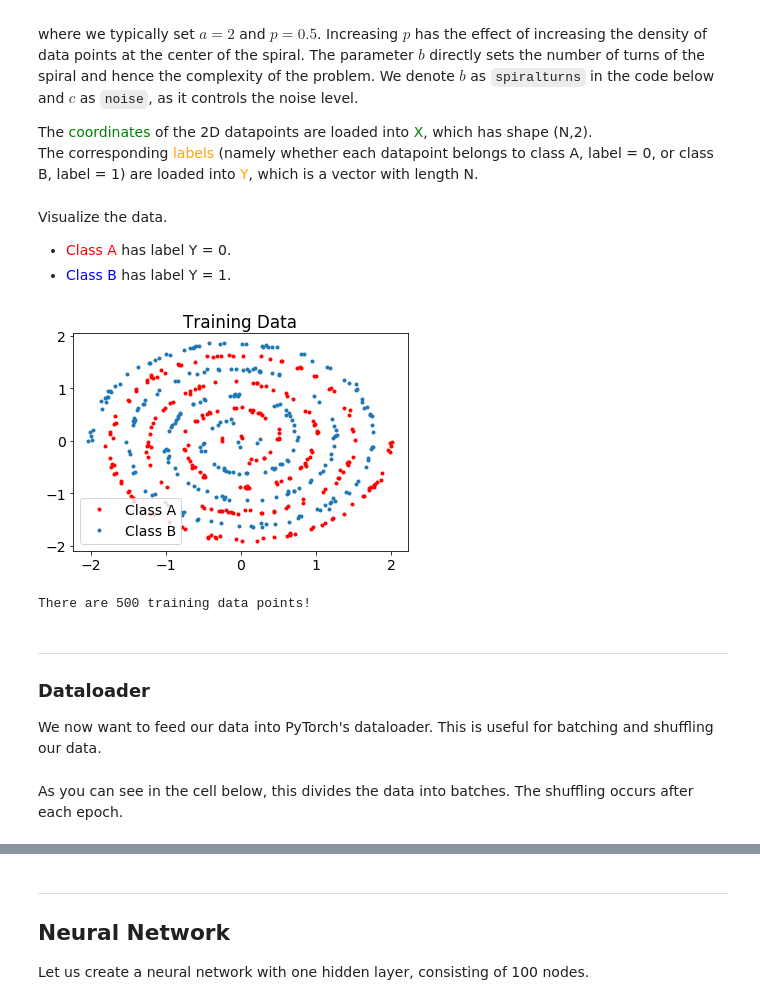
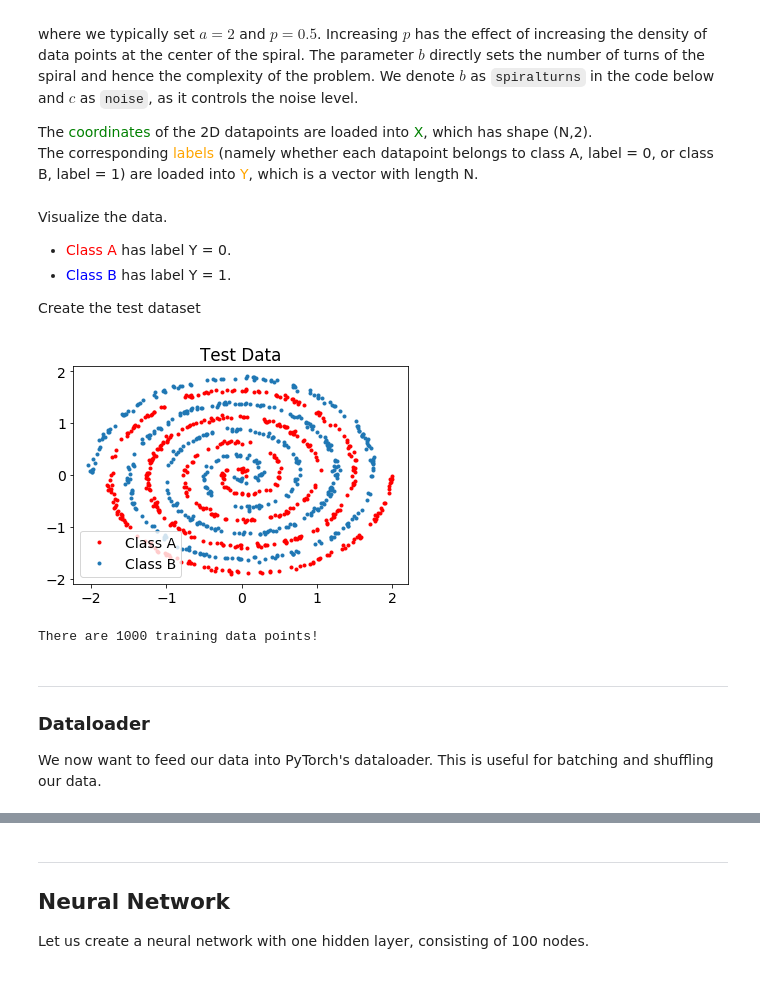
Before and after one commit to rayannott/ThermodynamicParameterizationOfNNs, a Jupyter notebook: AdLaLa.ipynb, the cells around one changed output, grey strips where cells are left out. Drawn from its saved outputs; the diff is of its cells as text; code cells hidden in the pictures.

```diff
--- a/AdLaLa.ipynb
+++ b/AdLaLa.ipynb
@@ -56,20 +59,25 @@ def twospirals(datapoints, spiralturns = 4, noise=.02, p = 0.5, a = 2):
 Visualize the data.
 - <font color=red> Class A </font> has label Y = 0. <br>
 - <font color=blue> Class B </font> has label Y = 1.
+
+Create the test dataset
 # %%
-x, y = twospirals(500)
-xplot = x.detach().numpy()
-yplot = y.detach().numpy()
+Ntest = 1000  # Set the number of test data points
+xtest,ytest = twospirals(Ntest) # Create the test data
+
+# Visualize the test dataset
+xtestplot = xtest.detach().numpy()
+ytestplot = ytest.detach().numpy()
 plt.rcParams.update({'font.size': 14})
-plt.title('Training Data')
-plt.plot(xplot[yplot==0,0], xplot[yplot==0,1], '.', label='Class A',color='red')
-plt.plot(xplot[yplot==1,0], xplot[yplot==1,1], '.', label='Class B')
+plt.title('Test Data')
+plt.plot(xtestplot[ytestplot==0,0], xtestplot[ytestplot==0,1], '.', label='Class A',color='red')
+plt.plot(xtestplot[ytestplot==1,0], xtestplot[ytestplot==1,1], '.', label='Class B')
 plt.legend()
 plt.show()
-print(f'There are {x.shape[0]} training data points!')
+print(f'There are {xtest.shape[0]} training data points!')
 # %% [output]
-[figure, old version]
+[figure, new version]
-There are 500 training data points!
+There are 1000 training data points!
 # %% [markdown]
 ***
 ### Dataloader
@@ -94,6 +102,3 @@ Ntrain = 500                # Set the number of training data points
 datanew = spirals(Ntrain)    # Generate training data points
 batchsize = 25               # The batch size can be set here
 dataloader = DataLoader(datanew, batch_size=batchsize, shuffle = True)  # Feed the data into the dataloader.
-# %% [markdown]
-As you can see in the cell below, this divides the data into batches.
-The shuffling occurs after each epoch.
```
Also changed, not shown: parts of 11 cells of this notebook.
